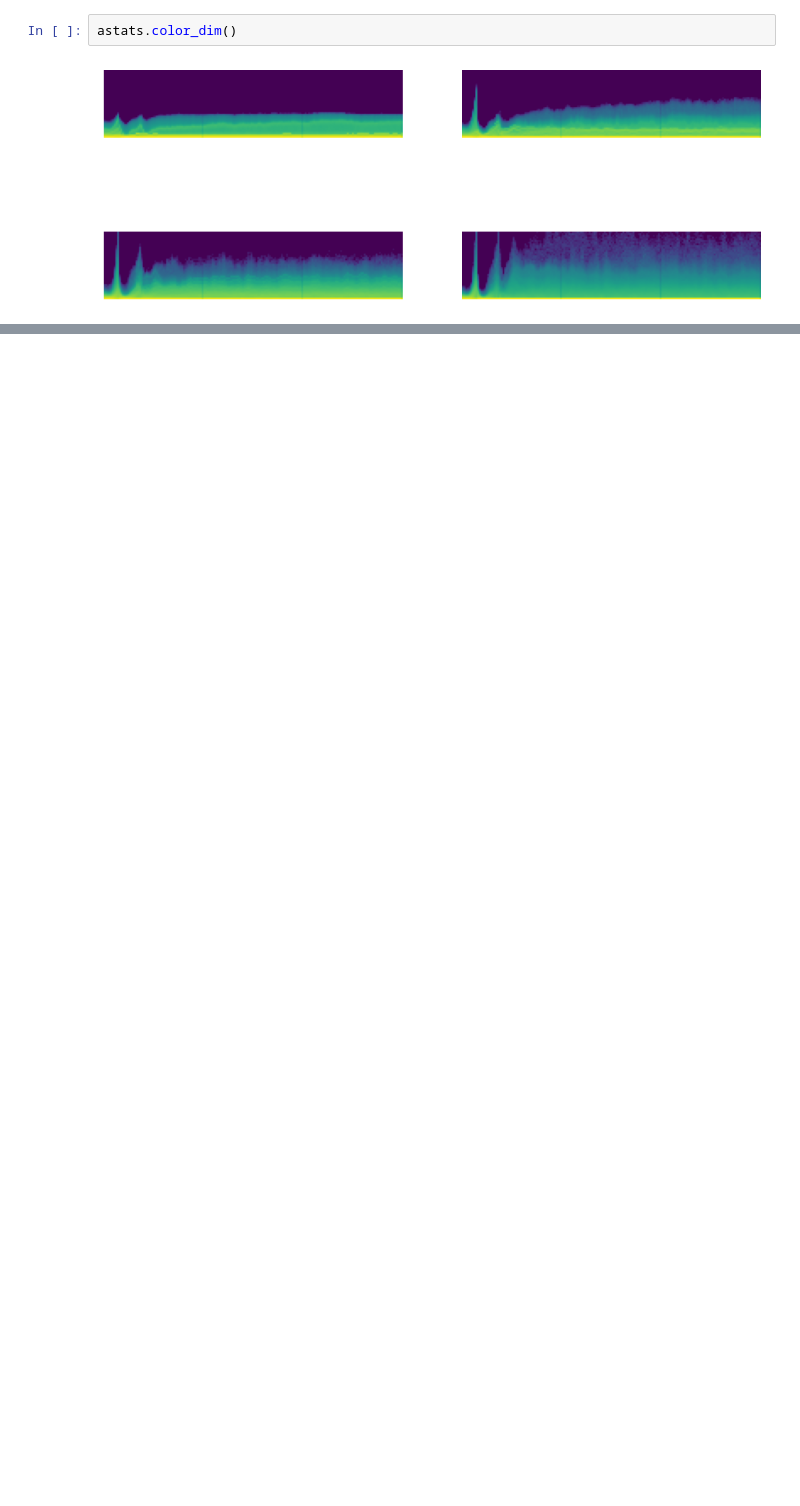
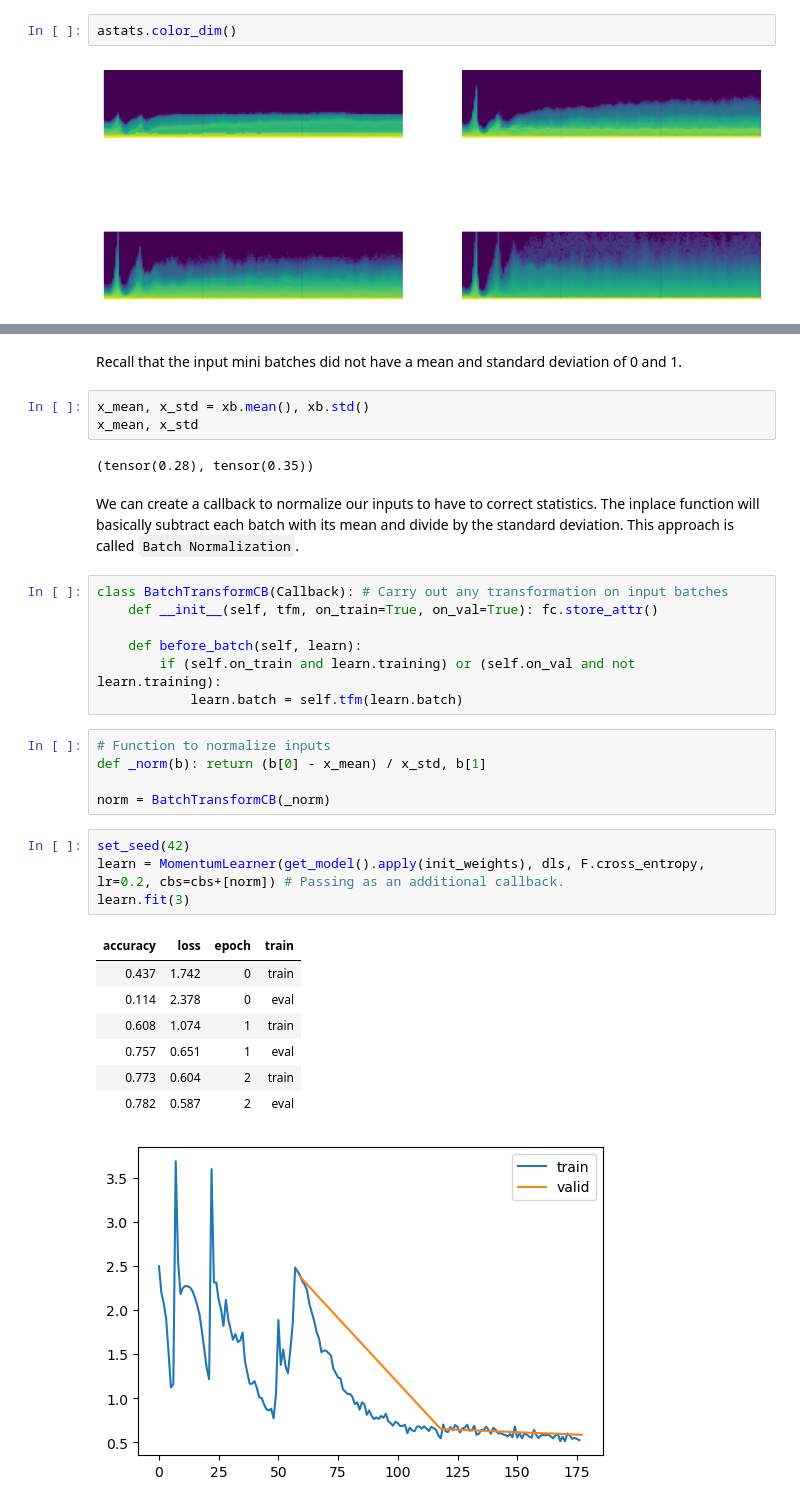
Before and after one commit to bachaudhry/FastAI-22-23, a Jupyter notebook: course_part_2/11_initializing.ipynb, the cells around one changed output, grey strips where cells are left out. Saved outputs shown, nothing was run; the diff lists cells and outputs as text; blank space fills up the shorter version.

Commit message:
adding BatchNorm

```diff
--- a/course_part_2/11_initializing.ipynb
+++ b/course_part_2/11_initializing.ipynb
@@ -396,0 +401,34 @@ While the model's training run isn't ideal by any stretch, given the spikes in e
+# %% [markdown]
+Recall that the input mini batches did not have a mean and standard deviation of 0 and 1.
+# %%
+x_mean, x_std = xb.mean(), xb.std()
+x_mean, x_std
+# %% [output]
+(tensor(0.28), tensor(0.35))
+# %% [markdown]
+We can create a callback to normalize our inputs to have to correct statistics. The inplace function will basically subtract each batch with its mean and divide by the standard deviation. This approach is called `Batch Normalization`.
+# %%
+class BatchTransformCB(Callback): # Carry out any transformation on input batches
+    def __init__(self, tfm, on_train=True, on_val=True): fc.store_attr()
+
+    def before_batch(self, learn):
+        if (self.on_train and learn.training) or (self.on_val and not learn.training):
+            learn.batch = self.tfm(learn.batch)
+# %%
+# Function to normalize inputs
+def _norm(b): return (b[0] - x_mean) / x_std, b[1]
+
+norm = BatchTransformCB(_norm)
+# %%
+set_seed(42)
+learn = MomentumLearner(get_model().apply(init_weights), dls, F.cross_entropy, lr=0.2, cbs=cbs+[norm]) # Passing as an additional callback.
+learn.fit(3)
+# %% [output]
+| accuracy | loss | epoch | train |
+| 0.437 | 1.742 | 0 | train |
+| 0.114 | 2.378 | 0 | eval |
+| 0.608 | 1.074 | 1 | train |
+| 0.757 | 0.651 | 1 | eval |
+| 0.773 | 0.604 | 2 | train |
+| 0.782 | 0.587 | 2 | eval |
+[figure, added]
```
Also changed, not shown: parts of 21 cells of this notebook.
